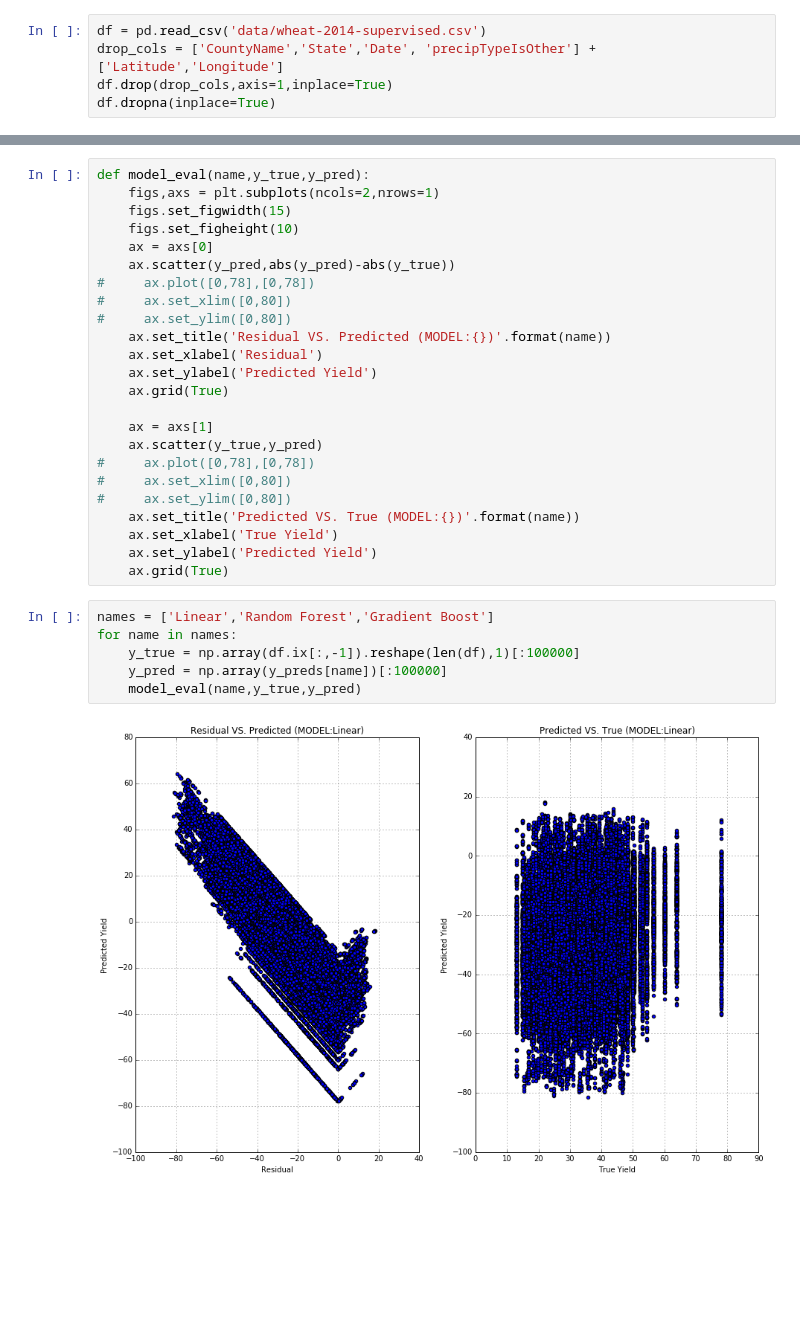
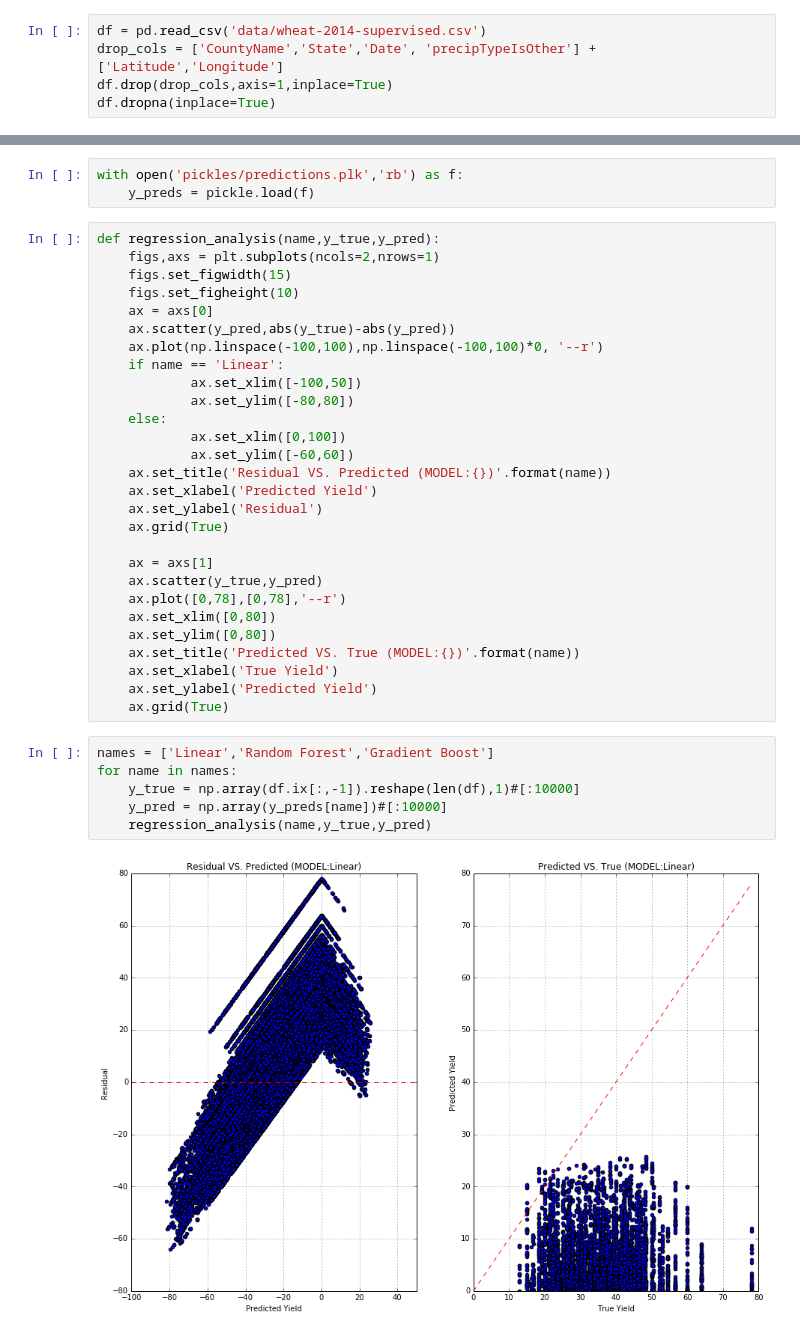
Before and after one commit to marwin-ko/projects, a Jupyter notebook: aerialintel-data_science_challenge/5_model_analysis.ipynb, the cells around one changed output, grey strips where cells are left out. Cells and saved outputs as stored; diff of their text form; blank space fills up the shorter version.

```diff
--- a/aerialintel-data_science_challenge/5_model_analysis.ipynb
+++ b/aerialintel-data_science_challenge/5_model_analysis.ipynb
@@ -46,23 +49,30 @@ with open('pickles/predictions2.plk','wb') as f:
+# %%
+with open('pickles/predictions.plk','rb') as f:
+    y_preds = pickle.load(f)
 # %%
-def model_eval(name,y_true,y_pred):
+def regression_analysis(name,y_true,y_pred):
     figs,axs = plt.subplots(ncols=2,nrows=1)
     figs.set_figwidth(15)
     figs.set_figheight(10)
     ax = axs[0]
-    ax.scatter(y_pred,abs(y_pred)-abs(y_true))
-#     ax.plot([0,78],[0,78])
-#     ax.set_xlim([0,80])
-#     ax.set_ylim([0,80])
+    ax.scatter(y_pred,abs(y_true)-abs(y_pred))
+    ax.plot(np.linspace(-100,100),np.linspace(-100,100)*0, '--r')
+    if name == 'Linear':
+            ax.set_xlim([-100,50])
+            ax.set_ylim([-80,80])
+    else:
+            ax.set_xlim([0,100])
+            ax.set_ylim([-60,60])
     ax.set_title('Residual VS. Predicted (MODEL:{})'.format(name))
-    ax.set_xlabel('Residual')
-    ax.set_ylabel('Predicted Yield')
+    ax.set_xlabel('Predicted Yield')
+    ax.set_ylabel('Residual')
     ax.grid(True)
 
     ax = axs[1]
     ax.scatter(y_true,y_pred)
-#     ax.plot([0,78],[0,78])
-#     ax.set_xlim([0,80])
-#     ax.set_ylim([0,80])
+    ax.plot([0,78],[0,78],'--r')
+    ax.set_xlim([0,80])
+    ax.set_ylim([0,80])
     ax.set_title('Predicted VS. True (MODEL:{})'.format(name))
     ax.set_xlabel('True Yield')
     ax.set_ylabel('Predicted Yield')
@@ -70,8 +80,8 @@ def model_eval(name,y_true,y_pred):
 # %%
 names = ['Linear','Random Forest','Gradient Boost']
 for name in names:
-    y_true = np.array(df.ix[:,-1]).reshape(len(df),1)[:100000]
-    y_pred = np.array(y_preds[name])[:100000]
-    model_eval(name,y_true,y_pred)
+    y_true = np.array(df.ix[:,-1]).reshape(len(df),1)#[:10000]
+    y_pred = np.array(y_preds[name])#[:10000]
+    regression_analysis(name,y_true,y_pred)
 # %% [output]
-[figure, old version]
+[figure, new version]
```
Also changed, not shown: parts of 11 cells of this notebook, 7 other files.
